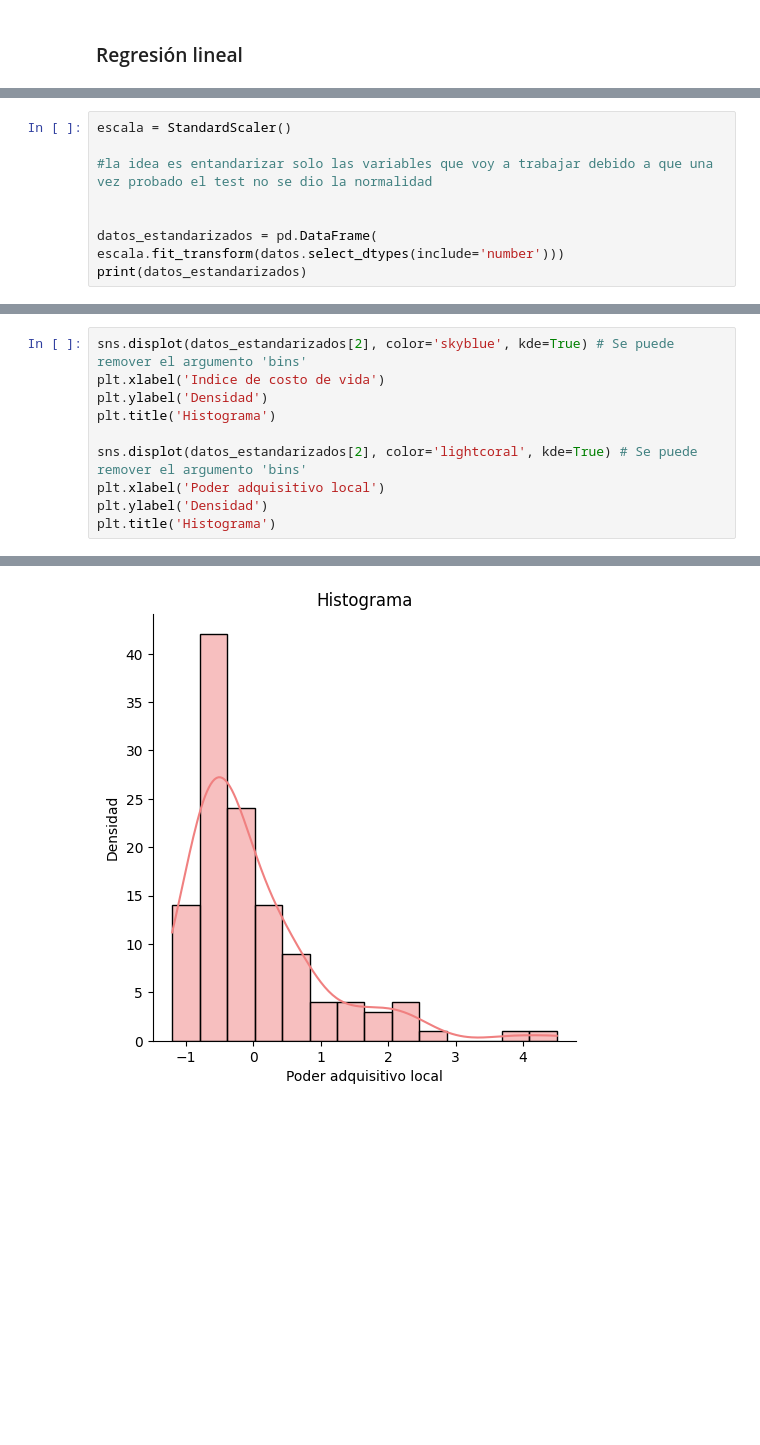
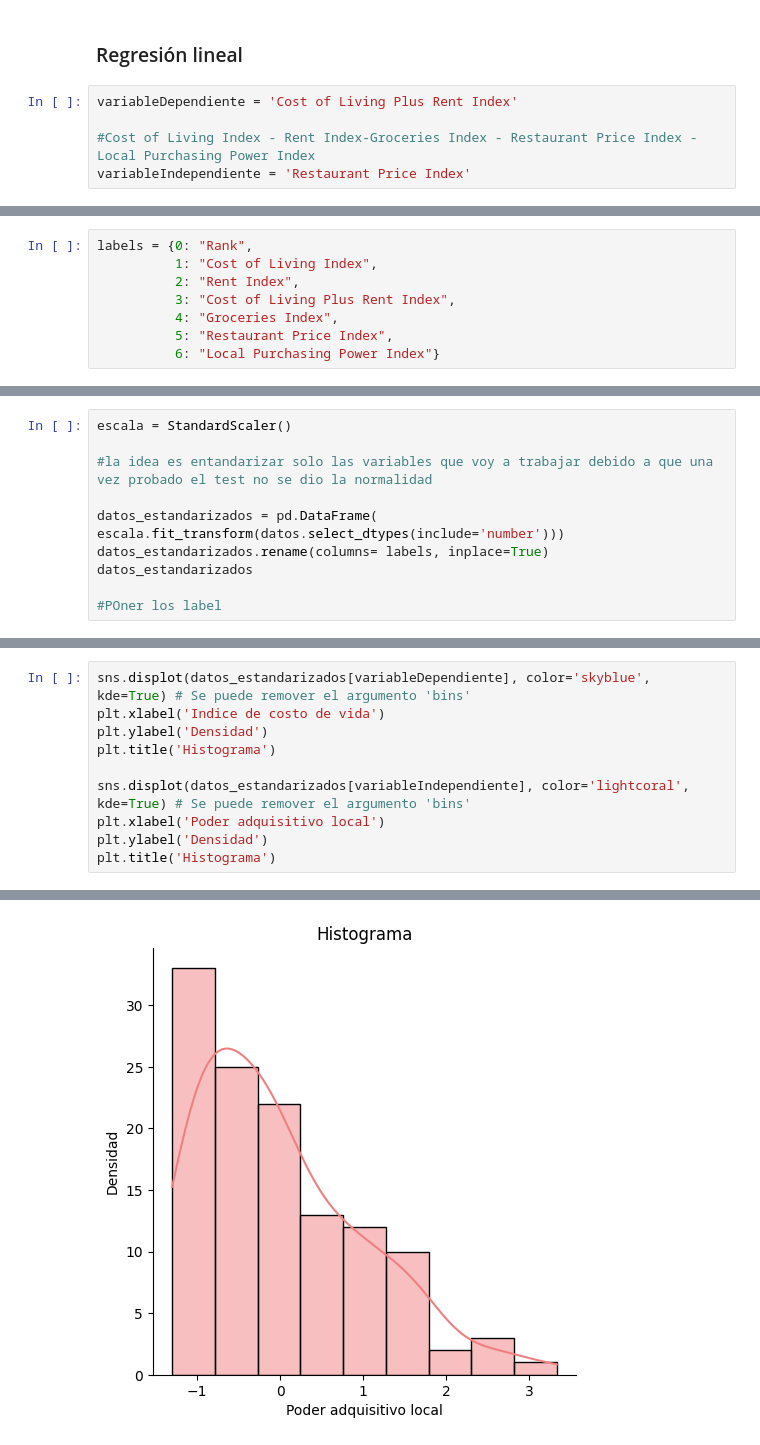
Before and after one commit to andreess891/AnalisisDescriptivo, a Jupyter notebook: TallerIntCienciaDatos/taller.ipynb, the cells around one changed output, grey strips where cells are left out. Saved outputs shown, nothing was run; the diff lists cells and outputs as text; blank space fills up the shorter version.

```diff
--- a/TallerIntCienciaDatos/taller.ipynb
+++ b/TallerIntCienciaDatos/taller.ipynb
@@ -183,3 +119,8 @@ Intervalo de confianza del 95.0% para la diferencia de medias: (6.20242400790603
 # %% [markdown]
 ### Regresión lineal
+# %%
+variableDependiente = 'Cost of Living Plus Rent Index'
+
+#Cost of Living Index - Rent Index-Groceries Index - Restaurant Price Index - Local Purchasing Power Index
+variableIndependiente = 'Restaurant Price Index'
 # %%
@@ -263,0 +208,8 @@ Se rechaza la hipótesis nula: Los datos no siguen una distribución normal.
+# %%
+labels = {0: "Rank",
+          1: "Cost of Living Index",
+          2: "Rent Index",
+          3: "Cost of Living Plus Rent Index",
+          4: "Groceries Index",
+          5: "Restaurant Price Index",
+          6: "Local Purchasing Power Index"}
@@ -266,7 +220,9 @@ escala = StandardScaler()
 
 #la idea es entandarizar solo las variables que voy a trabajar debido a que una vez probado el test no se dio la normalidad
 
+datos_estandarizados = pd.DataFrame( escala.fit_transform(datos.select_dtypes(include='number')))
+datos_estandarizados.rename(columns= labels, inplace=True)
+datos_estandarizados
 
-datos_estandarizados = pd.DataFrame( escala.fit_transform(datos.select_dtypes(include='number')))
-print(datos_estandarizados)
+#POner los label
 # %% [output]
@@ -299,10 +254,10 @@ datos_estandarizados.describe()
 # %%
-sns.displot(datos_estandarizados[2], color='skyblue', kde=True) # Se puede remover el argumento 'bins'
+sns.displot(datos_estandarizados[variableDependiente], color='skyblue', kde=True) # Se puede remover el argumento 'bins'
 plt.xlabel('Indice de costo de vida')
 plt.ylabel('Densidad')
 plt.title('Histograma')
 
-sns.displot(datos_estandarizados[2], color='lightcoral', kde=True) # Se puede remover el argumento 'bins'
+sns.displot(datos_estandarizados[variableIndependiente], color='lightcoral', kde=True) # Se puede remover el argumento 'bins'
 plt.xlabel('Poder adquisitivo local')
 plt.ylabel('Densidad')
 plt.title('Histograma')
@@ -312 +267 @@ Text(0.5, 1.0, 'Histograma')
-[figure, old version]
+[figure, new version]
```
Also changed, not shown: parts of 44 cells of this notebook.
